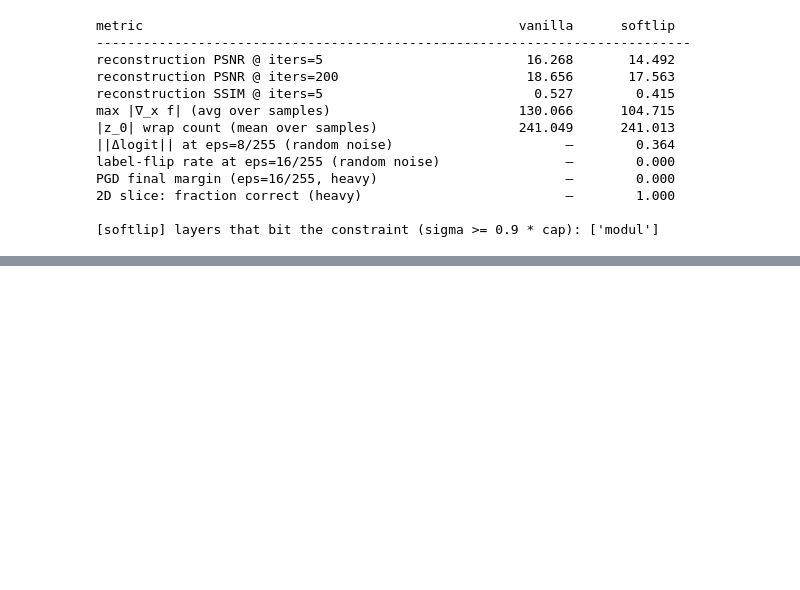
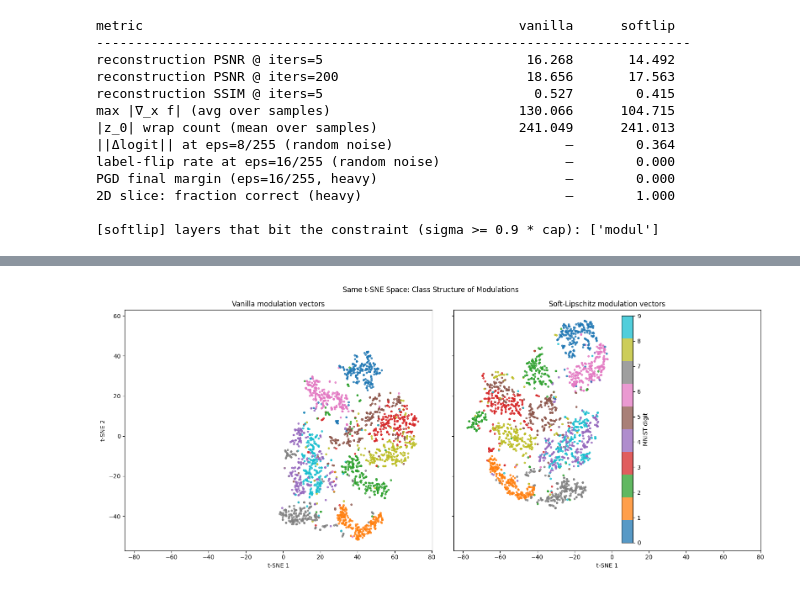
Before and after one commit to omarghara/SIREN_Vista, a Jupyter notebook: notebooks/model_diagnostics.ipynb, the cells around one changed output, grey strips where cells are left out. Cells and saved outputs as stored; diff of their text form; code cells hidden in the pictures; blank space fills up the shorter version.

```diff
--- a/notebooks/model_diagnostics.ipynb
+++ b/notebooks/model_diagnostics.ipynb
@@ -1556,0 +1787,34 @@ PGD final margin (eps=16/255, heavy)                        —        0.000
+# %%
+fig, axes = plt.subplots(1, 2, figsize=(16, 7), sharex=True, sharey=True)
+
+sc0 = axes[0].scatter(
+    Z_vanilla[:, 0],
+    Z_vanilla[:, 1],
+    c=y_vanilla_plot,
+    s=8,
+    alpha=0.75,
+    cmap="tab10",
+)
+
+axes[0].set_title("Vanilla modulation vectors")
+axes[0].set_xlabel("t-SNE 1")
+axes[0].set_ylabel("t-SNE 2")
+
+sc1 = axes[1].scatter(
+    Z_softlip[:, 0],
+    Z_softlip[:, 1],
+    c=y_softlip_plot,
+    s=8,
+    alpha=0.75,
+    cmap="tab10",
+)
+
+axes[1].set_title("Soft-Lipschitz modulation vectors")
+axes[1].set_xlabel("t-SNE 1")
+
+fig.colorbar(sc1, ax=axes, ticks=range(10), label="MNIST digit")
+plt.suptitle("Same t-SNE Space: Class Structure of Modulations")
+plt.tight_layout()
+plt.show()
+# %% [output]
+[figure, added]
```
Also changed, not shown: parts of 19 cells of this notebook, 25 other files.
